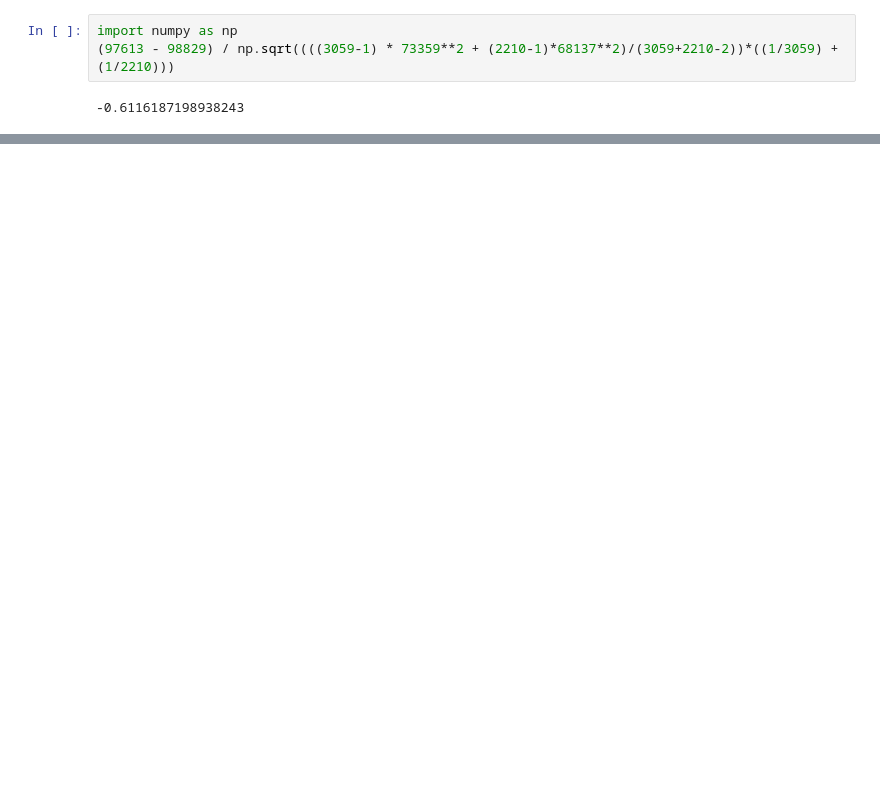
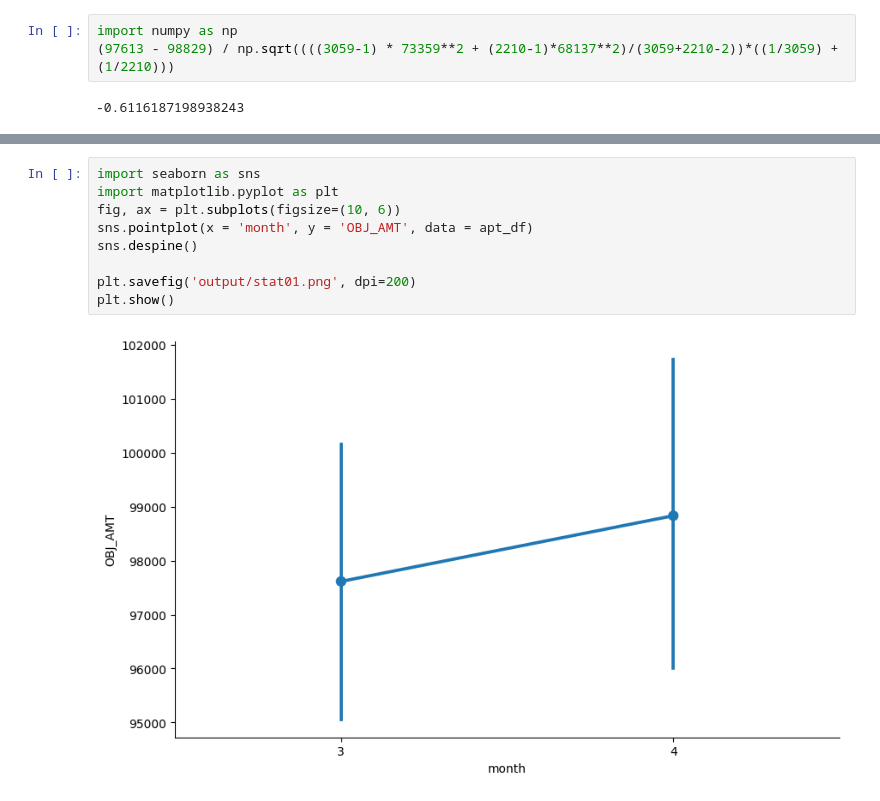
Before and after one commit to dschloe/streamlitbook-saraevan, a Jupyter notebook: ch07/stat.ipynb, the cells around one changed output, grey strips where cells are left out. Saved outputs shown, nothing was run; the diff lists cells and outputs as text; blank space fills up the shorter version.

```diff
--- a/ch07/stat.ipynb
+++ b/ch07/stat.ipynb
@@ -77,0 +56,11 @@ import numpy as np
+# %%
+import seaborn as sns
+import matplotlib.pyplot as plt
+fig, ax = plt.subplots(figsize=(10, 6))
+sns.pointplot(x = 'month', y = 'OBJ_AMT', data = apt_df)
+sns.despine()
+
+plt.savefig('output/stat01.png', dpi=200)
+plt.show()
+# %% [output]
+[figure, new version]
```
Also changed, not shown: parts of 13 cells of this notebook, 5 other files.
